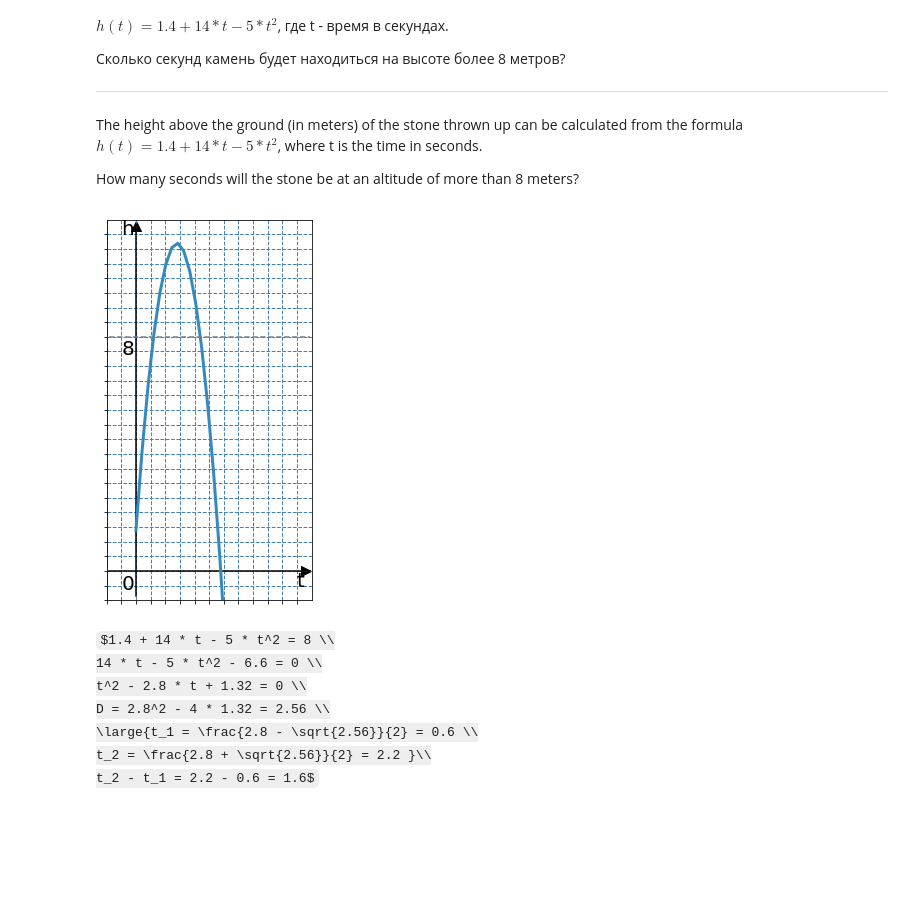
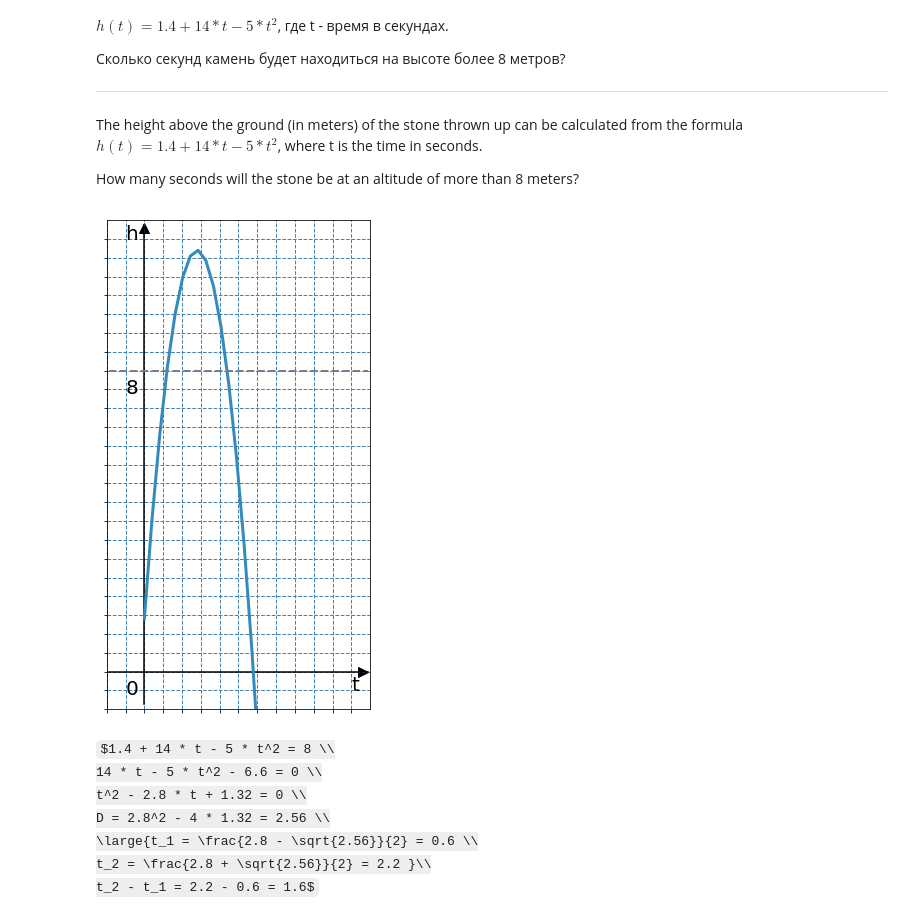
Before and after one commit to OlgaBelitskaya/math_20172018, a Jupyter notebook: 2018_Variant13.ipynb, the cells around one changed output. Saved outputs shown, nothing was run; the diff lists cells and outputs as text; code cells hidden in the pictures; some formulas as TeX source; blank space fills up the shorter version.

```diff
--- a/2018_Variant13.ipynb
+++ b/2018_Variant13.ipynb
@@ -378,32 +387,32 @@ The height above the ground (in meters) of the stone thrown up can be calculated
 
 How many seconds will the stone be at an altitude of more than 8 meters?
 # %%
-f = plt.figure(figsize=(7,7))
+f = plt.figure(figsize=(9,9))
 ax = f.add_subplot(1, 1, 1, aspect=1)
 ax.grid(c='steelblue', ls='--', lw=1)
 
 plt.xlim(-1,6)
 plt.ylim(-1,12)
 plt.xticks(numpy.arange(-1, 6, step=0.5), visible=False)
 plt.yticks(numpy.arange(-1, 12, step=0.5), visible=False)
 
 ax.scatter(0,11.8, marker='^', s=100, c='black')
 ax.scatter(5.8,0, marker='>', s=100, c='black')
 plt.text(5.5,-0.5,'t', fontsize=20)
 plt.text(-0.5,11.5,'h', fontsize=20)
 plt.text(-0.5,-0.6,'0', fontsize=20)
 plt.text(-0.5,7.4,'8', fontsize=20)
 ax.axhline(0, 0.01, 0.99, c='black')
 ax.axvline(0, 0.01, 0.99, c='black')
 
 def h(t): return 1.4 + 14 * t - 5 * t ** 2
 
 T = numpy.linspace(0,10)
 H = [h(t) for t in T]
 ax.plot(T, H, c='#348ABD', lw=3)
-ax.axhline(8, 0.01, 0.99, c='slategray',ls='--');
+ax.axhline(8,0.01,0.99,c='slategray',ls='--',lw=2);
 # %% [output]
-[figure, old version]
+[figure, new version]
 # %%
 %%latex
 $1.4 + 14 * t - 5 * t^2 = 8 \\
```
Also changed, not shown: parts of 15 cells of this notebook.
